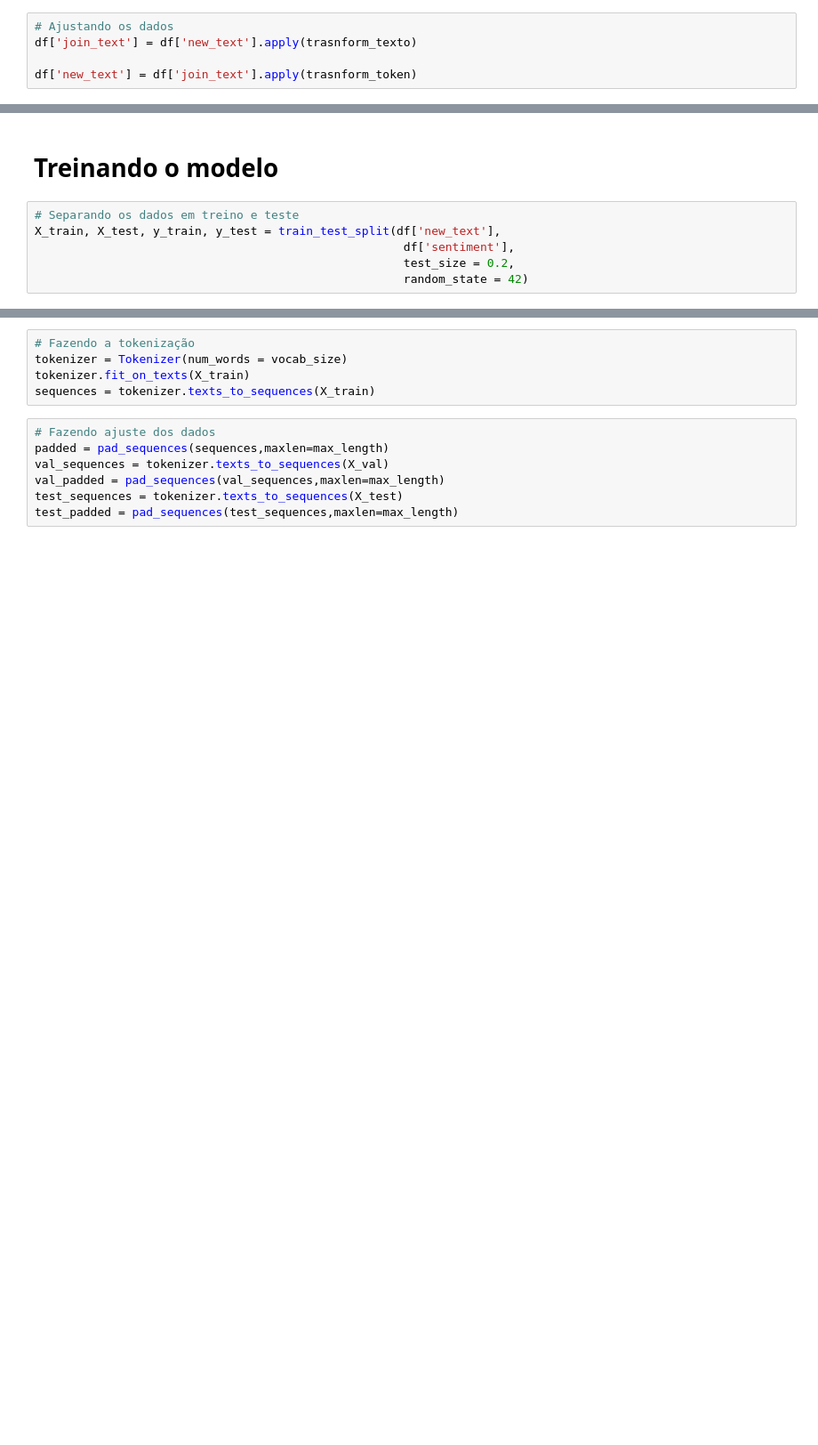
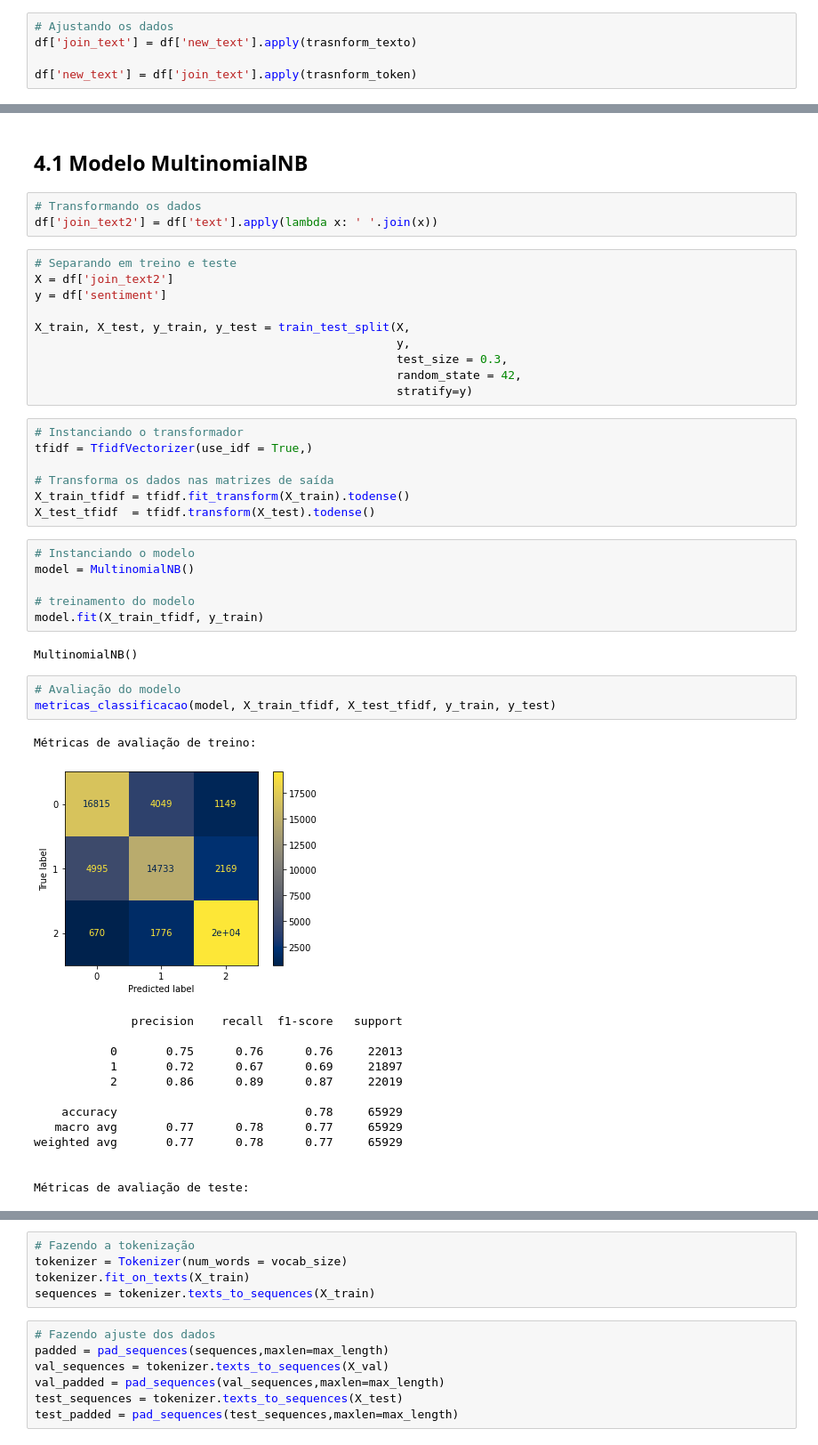
Before and after one commit to VitorJacques/NLP-Analise-de-Sentimento, a Jupyter notebook: VitorJacques_Projeto2.ipynb, the cells around one changed output, grey strips where cells are left out. Shown at 89% size. Saved outputs shown, nothing was run; the diff lists cells and outputs as text; blank space fills up the shorter version.

```diff
--- a/VitorJacques_Projeto2.ipynb
+++ b/VitorJacques_Projeto2.ipynb
@@ -277,8 +334,48 @@ df['new_text'] = df['join_text'].apply(trasnform_token)
 # %% [markdown]
-# Treinando o modelo
+## 4.1 Modelo MultinomialNB
-# %%
-# Separando os dados em treino e teste
-X_train, X_test, y_train, y_test = train_test_split(df['new_text'],
-                                                     df['sentiment'],
-                                                     test_size = 0.2,
-                                                     random_state = 42)
+# %%
+# Transformando os dados
+df['join_text2'] = df['text'].apply(lambda x: ' '.join(x))
+# %%
+# Separando em treino e teste
+X = df['join_text2']
+y = df['sentiment']
+
+X_train, X_test, y_train, y_test = train_test_split(X,
+                                                    y,
+                                                    test_size = 0.3,
+                                                    random_state = 42,
+                                                    stratify=y)
+# %%
+# Instanciando o transformador
+tfidf = TfidfVectorizer(use_idf = True,)
+
+# Transforma os dados nas matrizes de saída
+X_train_tfidf = tfidf.fit_transform(X_train).todense()
+X_test_tfidf  = tfidf.transform(X_test).todense()
+# %%
+# Instanciando o modelo
+model = MultinomialNB()
+
+# treinamento do modelo
+model.fit(X_train_tfidf, y_train)
+# %% [output]
+MultinomialNB()
+# %%
+# Avaliação do modelo
+metricas_classificacao(model, X_train_tfidf, X_test_tfidf, y_train, y_test)
+# %% [output]
+Métricas de avaliação de treino:
+[figure, added]
+              precision    recall  f1-score   support
+
+           0       0.75      0.76      0.76     22013
+           1       0.72      0.67      0.69     21897
+           2       0.86      0.89      0.87     22019
+
+    accuracy                           0.78     65929
+   macro avg       0.77      0.78      0.77     65929
+weighted avg       0.77      0.78      0.77     65929
+
+
+Métricas de avaliação de teste:
```
Also changed, not shown: parts of 47 cells of this notebook.
